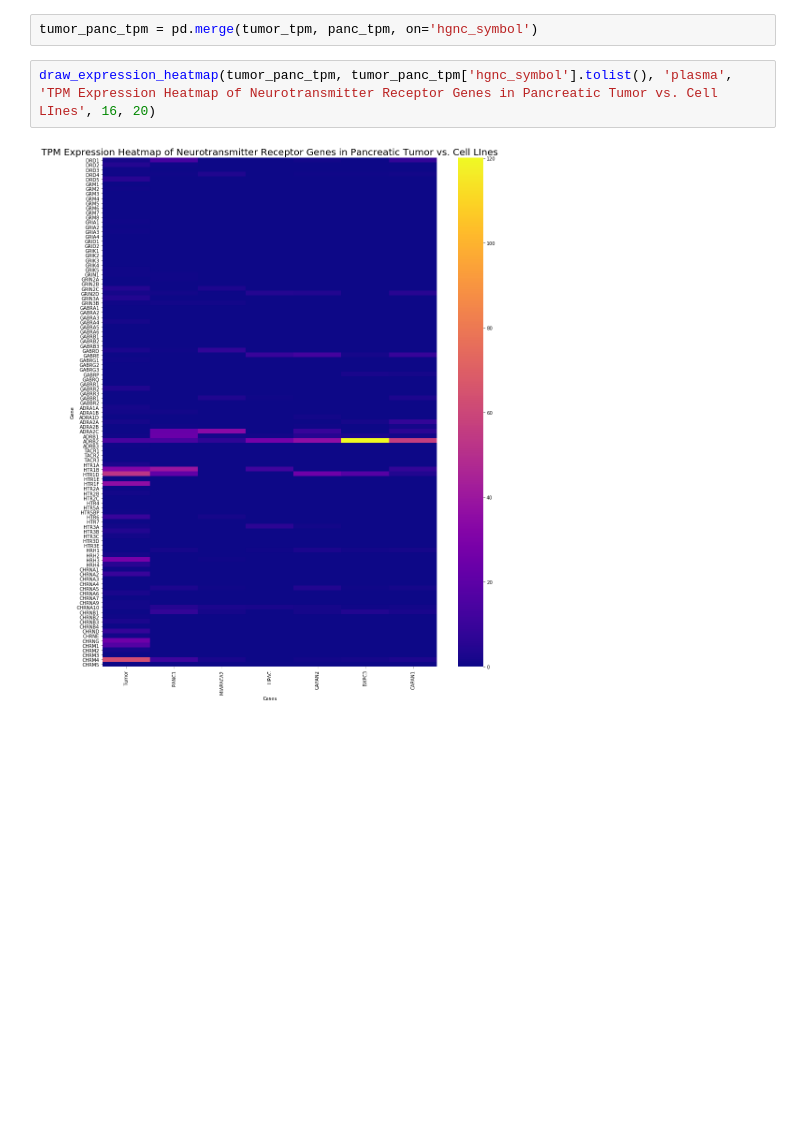
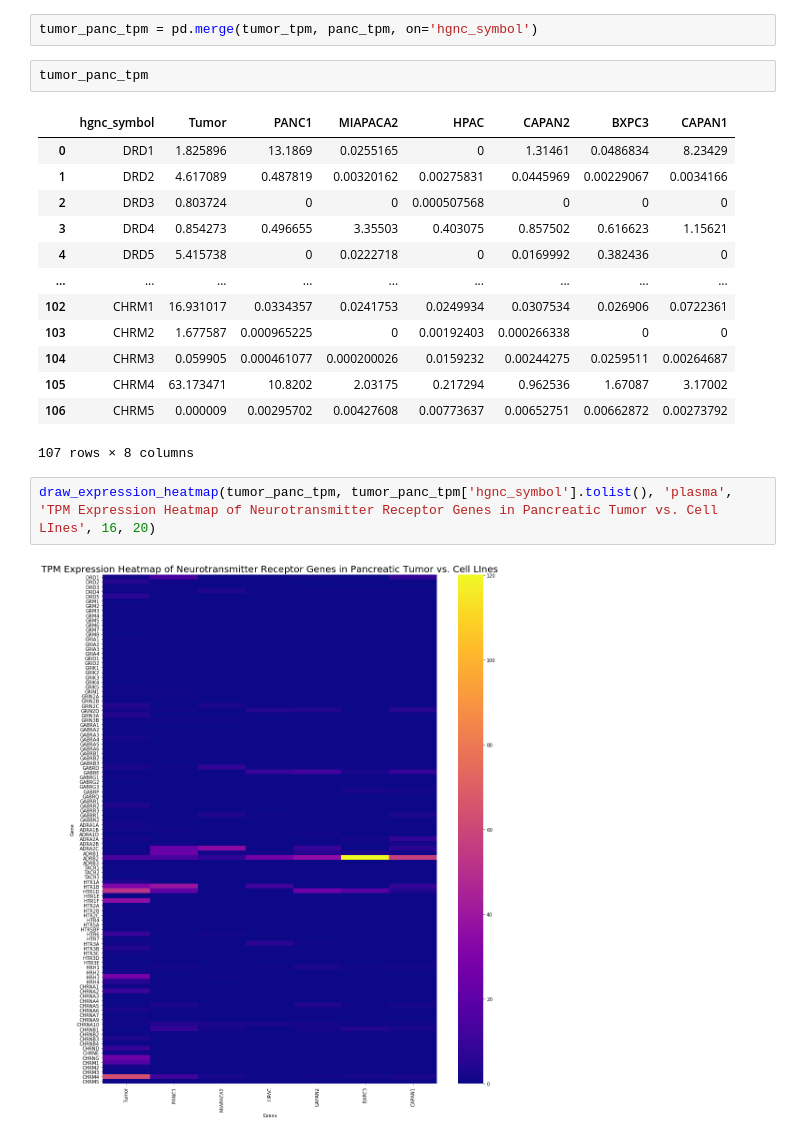
Before and after one commit to sophiaho/broad-work, a Jupyter notebook: cancer_cell_lines_data.ipynb, the cells around one changed output. Cells and saved outputs as stored; diff of their text form; blank space fills up the shorter version.

```diff
--- a/cancer_cell_lines_data.ipynb
+++ b/cancer_cell_lines_data.ipynb
@@ -439,5 +444,21 @@ tumor_tpm = average_tpm('datasets/tpm_rnaseq_values.csv')
 # %%
 tumor_panc_tpm = pd.merge(tumor_tpm, panc_tpm, on='hgnc_symbol')
+# %%
+tumor_panc_tpm
+# %% [output]
+|  | hgnc_symbol | Tumor | PANC1 | MIAPACA2 | HPAC | CAPAN2 | BXPC3 | CAPAN1 |
+| 0 | DRD1 | 1.825896 | 13.1869 | 0.0255165 | 0 | 1.31461 | 0.0486834 | 8.23429 |
+| 1 | DRD2 | 4.617089 | 0.487819 | 0.00320162 | 0.00275831 | 0.0445969 | 0.00229067 | 0.0034166 |
+| 2 | DRD3 | 0.803724 | 0 | 0 | 0.000507568 | 0 | 0 | 0 |
+| 3 | DRD4 | 0.854273 | 0.496655 | 3.35503 | 0.403075 | 0.857502 | 0.616623 | 1.15621 |
+| 4 | DRD5 | 5.415738 | 0 | 0.0222718 | 0 | 0.0169992 | 0.382436 | 0 |
+| ... | ... | ... | ... | ... | ... | ... | ... | ... |
+| 102 | CHRM1 | 16.931017 | 0.0334357 | 0.0241753 | 0.0249934 | 0.0307534 | 0.026906 | 0.0722361 |
+| 103 | CHRM2 | 1.677587 | 0.000965225 | 0 | 0.00192403 | 0.000266338 | 0 | 0 |
+| 104 | CHRM3 | 0.059905 | 0.000461077 | 0.000200026 | 0.0159232 | 0.00244275 | 0.0259511 | 0.00264687 |
+| 105 | CHRM4 | 63.173471 | 10.8202 | 2.03175 | 0.217294 | 0.962536 | 1.67087 | 3.17002 |
+| 106 | CHRM5 | 0.000009 | 0.00295702 | 0.00427608 | 0.00773637 | 0.00652751 | 0.00662872 | 0.00273792 |
+107 rows × 8 columns
 # %%
 draw_expression_heatmap(tumor_panc_tpm, tumor_panc_tpm['hgnc_symbol'].tolist(), 'plasma', 'TPM Expression Heatmap of Neurotransmitter Receptor Genes in Pancreatic Tumor vs. Cell LInes', 16, 20)
 # %% [output]
```
Also changed, not shown: parts of 7 cells of this notebook.
